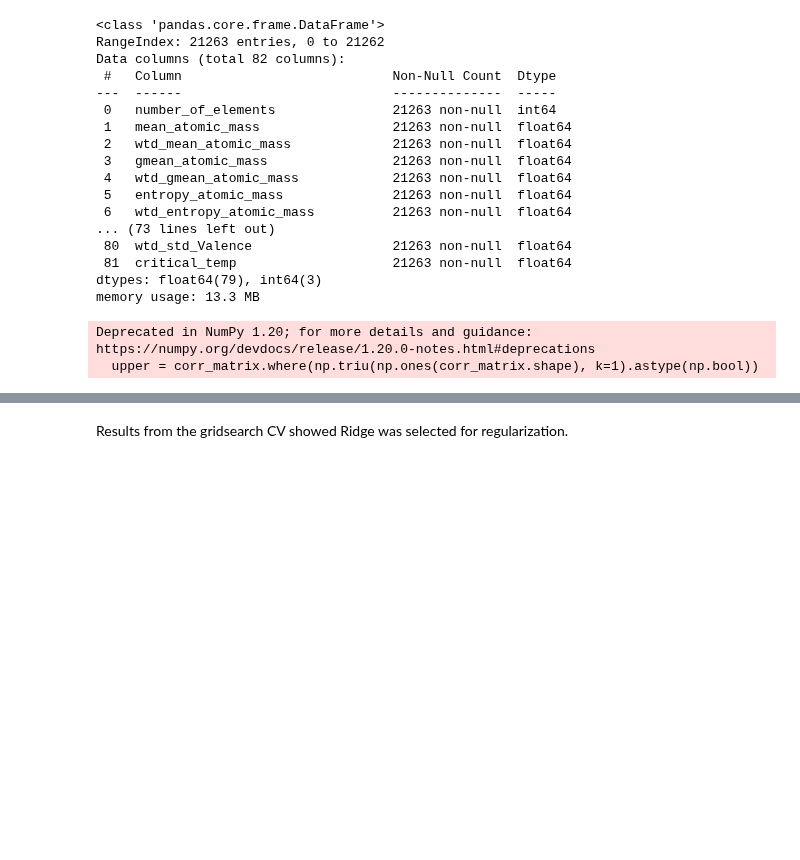
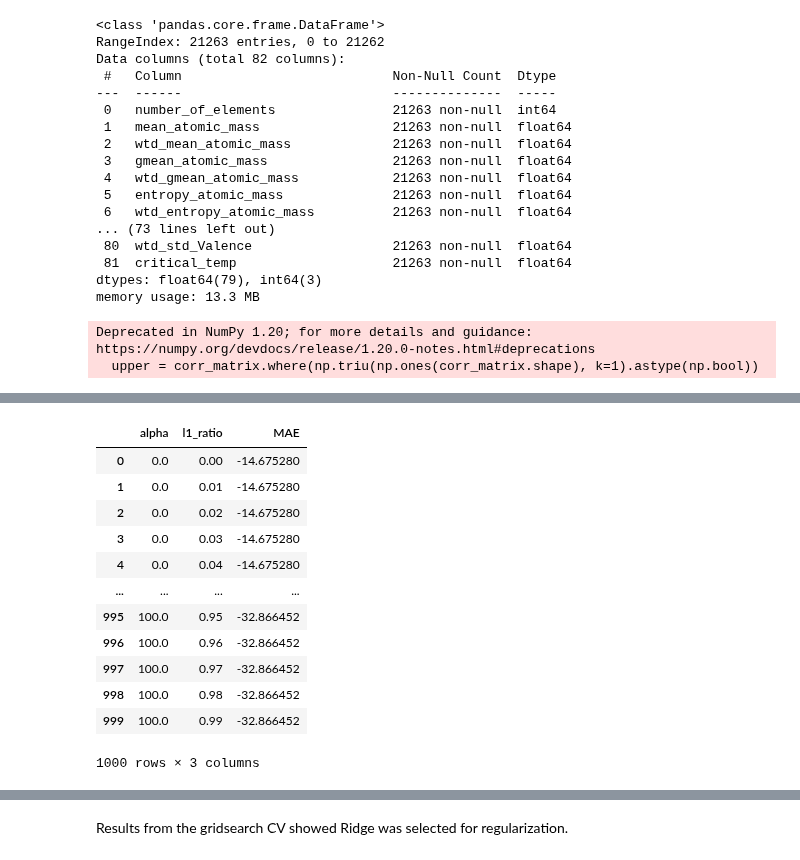
Before and after one commit to boneeyah/QTW, a Jupyter notebook: Case Study 1/Case_Study_1.ipynb, the cells around one changed output, grey strips where cells are left out. Drawn from its saved outputs; the diff is of its cells as text; code cells hidden in the pictures; blank space fills up the shorter version.

```diff
--- a/Case Study 1/Case_Study_1.ipynb
+++ b/Case Study 1/Case_Study_1.ipynb
@@ -111,0 +114,16 @@ Config: {'alpha': 0.1, 'l1_ratio': 0.74}
+# %%
+grid_results_table
+# %% [output]
+|  | alpha | l1_ratio | MAE |
+| 0 | 0.0 | 0.00 | -14.675280 |
+| 1 | 0.0 | 0.01 | -14.675280 |
+| 2 | 0.0 | 0.02 | -14.675280 |
+| 3 | 0.0 | 0.03 | -14.675280 |
+| 4 | 0.0 | 0.04 | -14.675280 |
+| ... | ... | ... | ... |
+| 995 | 100.0 | 0.95 | -32.866452 |
+| 996 | 100.0 | 0.96 | -32.866452 |
+| 997 | 100.0 | 0.97 | -32.866452 |
+| 998 | 100.0 | 0.98 | -32.866452 |
+| 999 | 100.0 | 0.99 | -32.866452 |
+1000 rows × 3 columns
```
Also changed, not shown: parts of 5 cells of this notebook.
